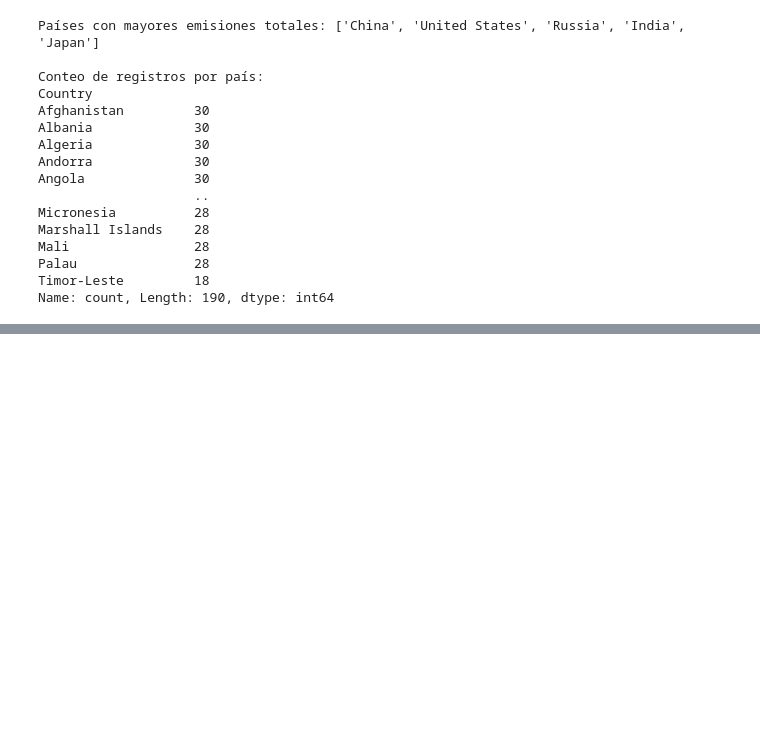
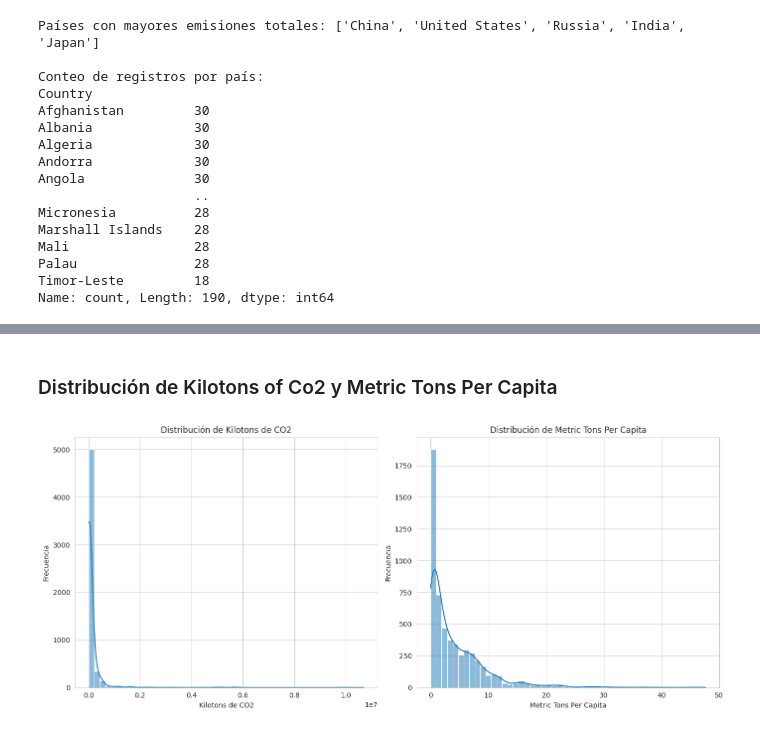
Before and after one commit to nueveonce/ProyectoCarbono, a Jupyter notebook: Proyecto_Carbono.ipynb, the cells around one changed output, grey strips where cells are left out. Drawn from its saved outputs; the diff is of its cells as text; code cells hidden in the pictures; blank space fills up the shorter version.

```diff
--- a/Proyecto_Carbono.ipynb
+++ b/Proyecto_Carbono.ipynb
@@ -306,0 +350,22 @@ Name: count, Length: 190, dtype: int64
+# %% [markdown]
+### Distribución de Kilotons of Co2 y Metric Tons Per Capita
+# %%
+# Histograma para Kilotons of Co2
+plt.figure(figsize=(14, 6))
+plt.subplot(1, 2, 1) # 1 fila, 2 columnas, primer gráfico
+sns.histplot(df['Kilotons of Co2'], bins=50, kde=True)
+plt.title('Distribución de Kilotons de CO2')
+plt.xlabel('Kilotons de CO2')
+plt.ylabel('Frecuencia')
+
+# Histograma para Metric Tons Per Capita
+plt.subplot(1, 2, 2) # 1 fila, 2 columnas, segundo gráfico
+sns.histplot(df['Metric Tons Per Capita'], bins=50, kde=True)
+plt.title('Distribución de Metric Tons Per Capita')
+plt.xlabel('Metric Tons Per Capita')
+plt.ylabel('Frecuencia')
+
+plt.tight_layout() # Ajustar el diseño para evitar superposiciones
+plt.show()
+# %% [output]
+[figure, added]
```
Also changed, not shown: parts of 24 cells of this notebook.
